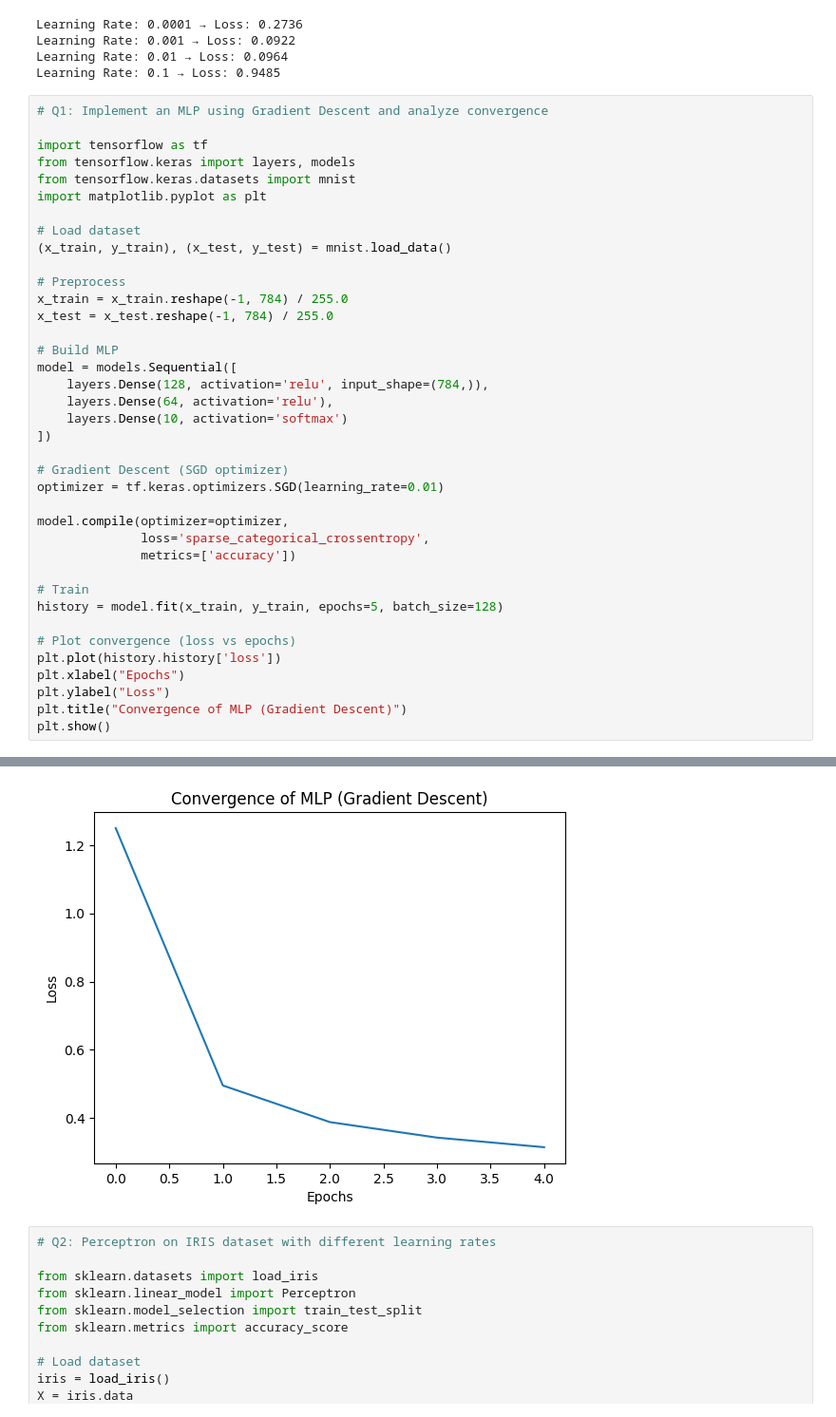
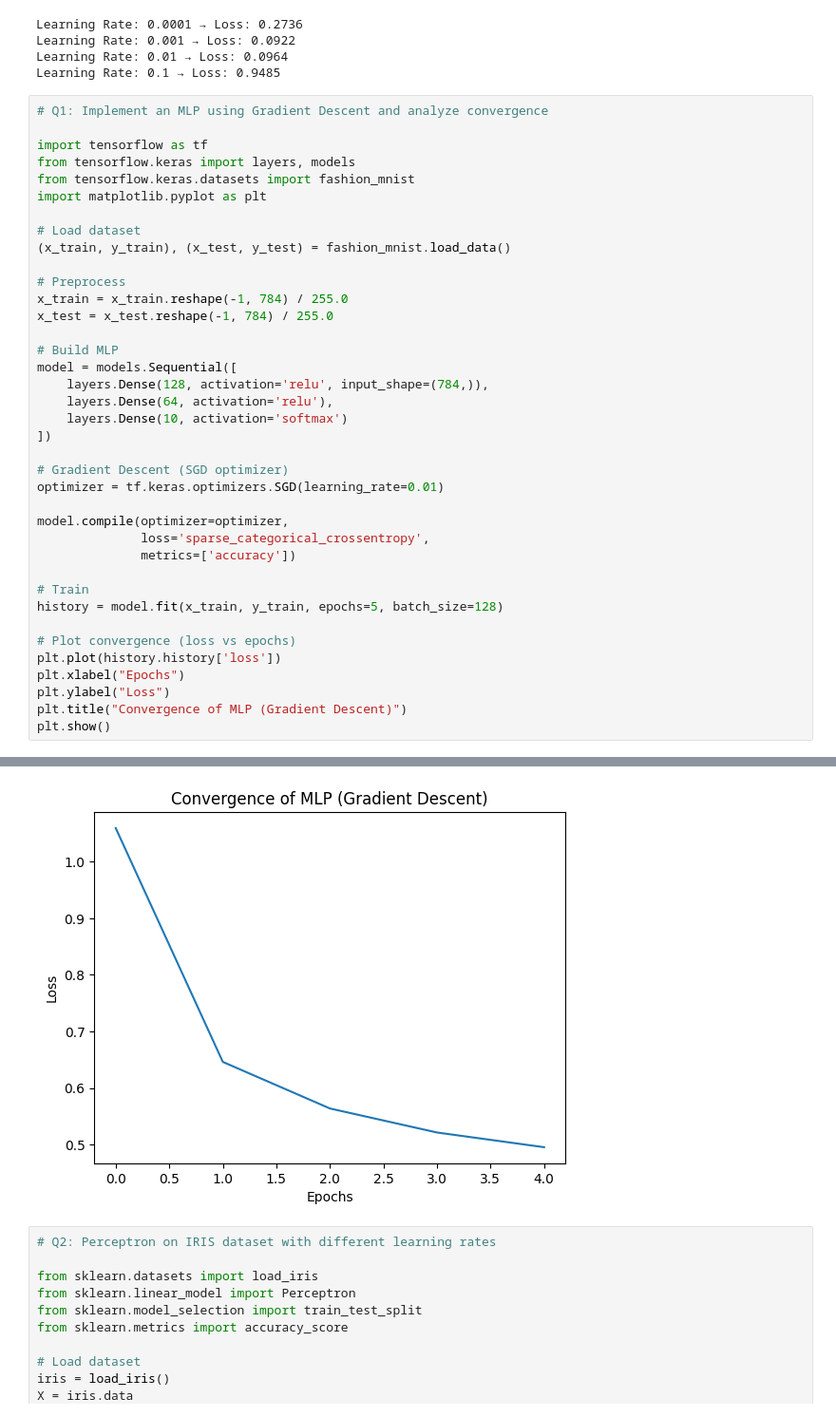
Before and after one commit to VarunKoduru/Deep-Learning, a Jupyter notebook: DL_Practice.ipynb, the cells around one changed output, grey strips where cells are left out. Shown at 95% size. Drawn from its saved outputs; the diff is of its cells as text.

```diff
--- a/DL_Practice.ipynb
+++ b/DL_Practice.ipynb
@@ -1320,11 +1377,11 @@ Learning Rate: 0.1 → Loss: 0.9485
 
 import tensorflow as tf
 from tensorflow.keras import layers, models
-from tensorflow.keras.datasets import mnist
+from tensorflow.keras.datasets import fashion_mnist
 import matplotlib.pyplot as plt
 
 # Load dataset
-(x_train, y_train), (x_test, y_test) = mnist.load_data()
+(x_train, y_train), (x_test, y_test) = fashion_mnist.load_data()
 
 # Preprocess
 x_train = x_train.reshape(-1, 784) / 255.0
@@ -1367,4 +1424,4 @@ Epoch 5/5
-[figure, old version]
+[figure, new version]
 # %%
 # Q2: Perceptron on IRIS dataset with different learning rates
 
```
Also changed, not shown: parts of 6 cells of this notebook.
